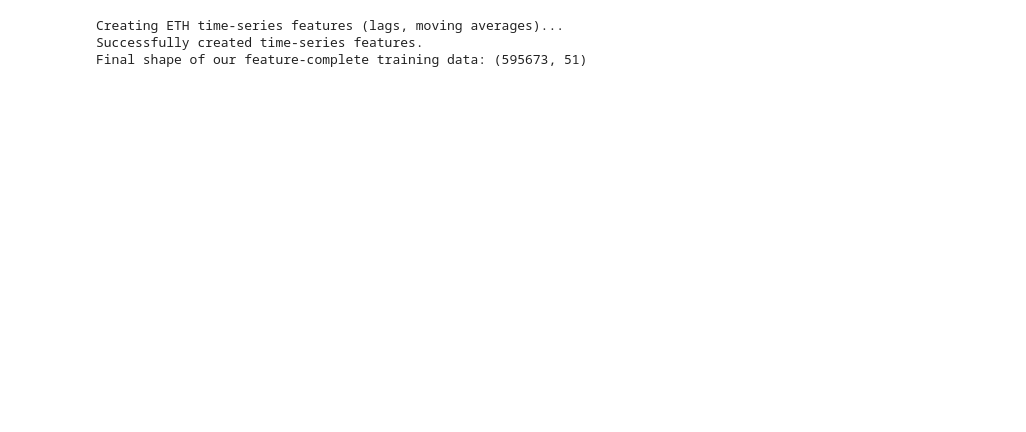
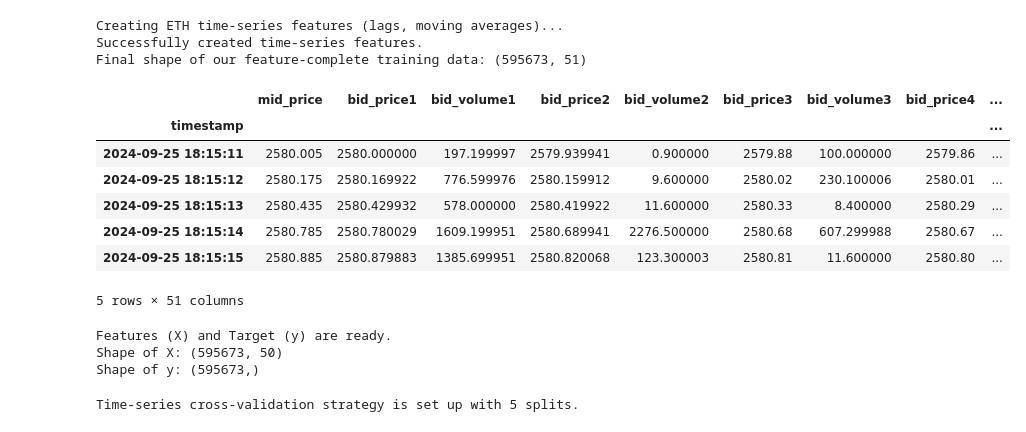
Before and after one commit to ShravaniAWanjari/go-quant-assignment, a Jupyter notebook: gqimpliedvol-starter-notebook.ipynb, the cells around one changed output. Drawn from its saved outputs; the diff is of its cells as text; code cells hidden in the pictures; blank space fills up the shorter version.

```diff
--- a/shravani-wanjari-gq-submission (1).ipynb
+++ b/gqimpliedvol-starter-notebook.ipynb
@@ -142,20 +204,62 @@ Successfully created WAP, Spread, and Imbalance features.
 # %%
+# --- ETH Time-Series Feature Engineering ---
+
 print("Creating ETH time-series features (lags, moving averages)...")
 
+# 1. Lag Features of the target variable
+# These are the most powerful predictors, telling the model what the IV was in the last few seconds.
 for lag in range(1, 11):
     train_df[f'label_lag_{lag}'] = train_df['label'].shift(lag)
 
+# 2. Moving Average & Rolling Std Dev Features of the target variable
 windows = [10, 30, 60, 300, 600]
 for window in windows:
+    # We need to specify the window in seconds for a DatetimeIndex
     window_str = f'{window}s'
     train_df[f'label_ma_{window}s'] = train_df['label'].rolling(window=window_str).mean()
     train_df[f'label_std_{window}s'] = train_df['label'].rolling(window=window_str).std()
 
+# These operations create NaNs at the beginning of the dataframe, so we must drop them.
 train_df.dropna(inplace=True)
 
 print("Successfully created time-series features.")
 print(f"Final shape of our feature-complete training data: {train_df.shape}")
+display(train_df.head())
 # %% [output]
 Creating ETH time-series features (lags, moving averages)...
 Successfully created time-series features.
 Final shape of our feature-complete training data: (595673, 51)
+|  | mid_price | bid_price1 | bid_volume1 | bid_price2 | bid_volume2 | bid_price3 | bid_volume3 | bid_price4 | ... |
+| timestamp |  |  |  |  |  |  |  |  | ... |
+| 2024-09-25 18:15:11 | 2580.005 | 2580.000000 | 197.199997 | 2579.939941 | 0.900000 | 2579.88 | 100.000000 | 2579.86 | ... |
+| 2024-09-25 18:15:12 | 2580.175 | 2580.169922 | 776.599976 | 2580.159912 | 9.600000 | 2580.02 | 230.100006 | 2580.01 | ... |
+| 2024-09-25 18:15:13 | 2580.435 | 2580.429932 | 578.000000 | 2580.419922 | 11.600000 | 2580.33 | 8.400000 | 2580.29 | ... |
+| 2024-09-25 18:15:14 | 2580.785 | 2580.780029 | 1609.199951 | 2580.689941 | 2276.500000 | 2580.68 | 607.299988 | 2580.67 | ... |
+| 2024-09-25 18:15:15 | 2580.885 | 2580.879883 | 1385.699951 | 2580.820068 | 123.300003 | 2580.81 | 11.600000 | 2580.80 | ... |
+5 rows × 51 columns
+# %%
+# --- Prepare Data for Modeling ---
+
+# All columns except 'label' are our features
+X = train_df.drop('label', axis=1)
+
+# The 'label' column is what we want to predict
+y = train_df['label']
+
+print("Features (X) and Target (y) are ready.")
+print(f"Shape of X: {X.shape}")
+print(f"Shape of y: {y.shape}")
+# %% [output]
+Features (X) and Target (y) are ready.
+Shape of X: (595673, 50)
+Shape of y: (595673,)
+# %%
+from sklearn.model_selection import TimeSeriesSplit
+
+# We'll split the data into 5 consecutive folds
+N_SPLITS = 5
+tscv = TimeSeriesSplit(n_splits=N_SPLITS)
+
+print(f"Time-series cross-validation strategy is set up with {N_SPLITS} splits.")
+# %% [output]
+Time-series cross-validation strategy is set up with 5 splits.
```
Also changed, not shown: parts of 12 cells of this notebook, 4 other files.
